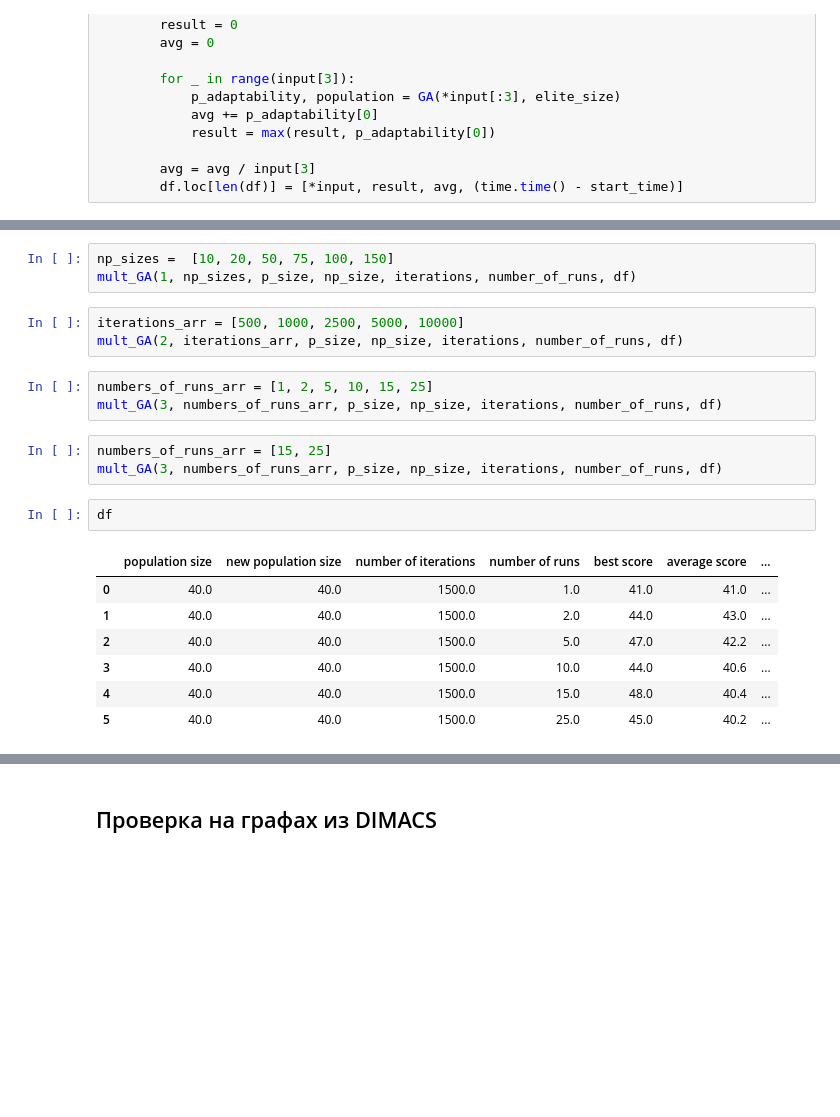
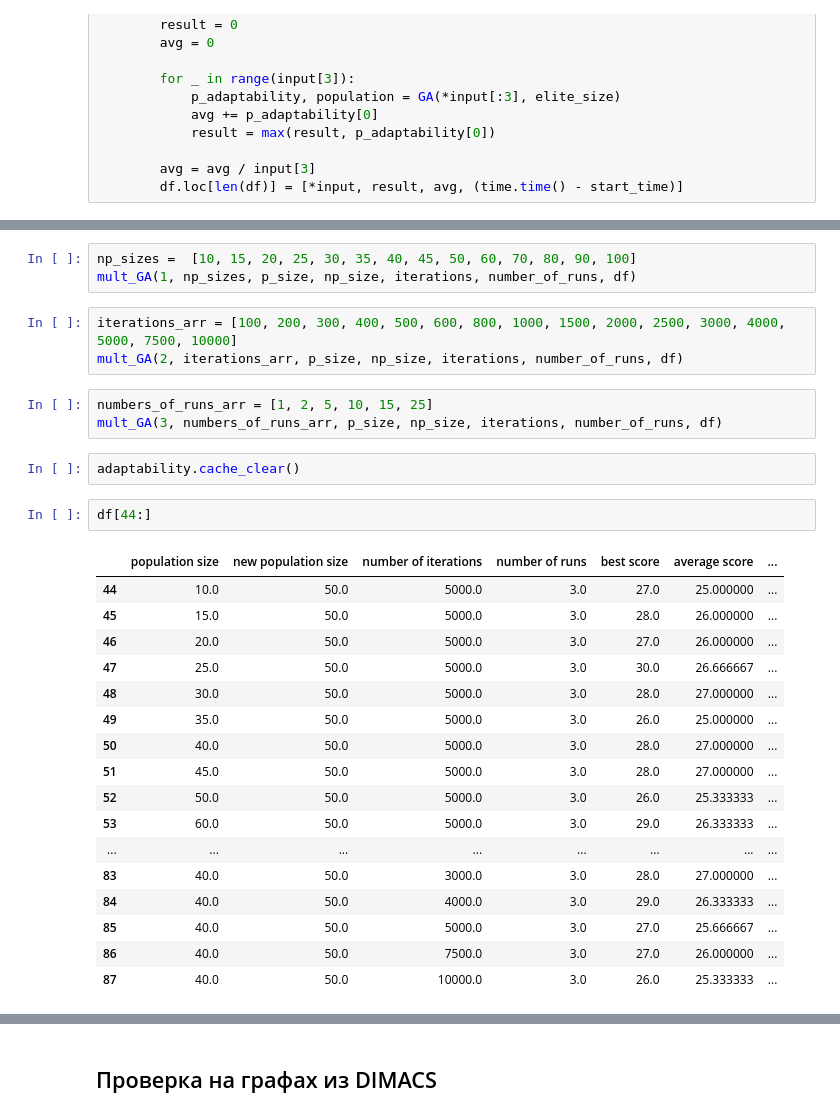
Before and after one commit to LevBugrov/graph_algoritms, a Jupyter notebook: GA.ipynb, the cells around one changed output, grey strips where cells are left out. Cells and saved outputs as stored; diff of their text form; blank space fills up the shorter version.

```diff
--- a/GA.ipynb
+++ b/GA.ipynb
@@ -226,23 +226,32 @@ pop_sizes =  [10, 20, 50, 75, 100, 150]
 mult_GA(0, pop_sizes, p_size, np_size, iterations, number_of_runs, df)
 # %%
-np_sizes =  [10, 20, 50, 75, 100, 150]
+np_sizes =  [10, 15, 20, 25, 30, 35, 40, 45, 50, 60, 70, 80, 90, 100]
 mult_GA(1, np_sizes, p_size, np_size, iterations, number_of_runs, df)
 # %%
-iterations_arr = [500, 1000, 2500, 5000, 10000]
+iterations_arr = [100, 200, 300, 400, 500, 600, 800, 1000, 1500, 2000, 2500, 3000, 4000, 5000, 7500, 10000]
 mult_GA(2, iterations_arr, p_size, np_size, iterations, number_of_runs, df)
 # %%
 numbers_of_runs_arr = [1, 2, 5, 10, 15, 25]
 mult_GA(3, numbers_of_runs_arr, p_size, np_size, iterations, number_of_runs, df)
-# %%
-numbers_of_runs_arr = [15, 25]
-mult_GA(3, numbers_of_runs_arr, p_size, np_size, iterations, number_of_runs, df)
+# %%
+adaptability.cache_clear()
 # %%
-df
+df[44:]
 # %% [output]
 |  | population size | new population size | number of iterations | number of runs | best score | average score | ... |
-| 0 | 40.0 | 40.0 | 1500.0 | 1.0 | 41.0 | 41.0 | ... |
-| 1 | 40.0 | 40.0 | 1500.0 | 2.0 | 44.0 | 43.0 | ... |
-| 2 | 40.0 | 40.0 | 1500.0 | 5.0 | 47.0 | 42.2 | ... |
-| 3 | 40.0 | 40.0 | 1500.0 | 10.0 | 44.0 | 40.6 | ... |
-| 4 | 40.0 | 40.0 | 1500.0 | 15.0 | 48.0 | 40.4 | ... |
-| 5 | 40.0 | 40.0 | 1500.0 | 25.0 | 45.0 | 40.2 | ... |
+| 44 | 10.0 | 50.0 | 5000.0 | 3.0 | 27.0 | 25.000000 | ... |
+| 45 | 15.0 | 50.0 | 5000.0 | 3.0 | 28.0 | 26.000000 | ... |
+| 46 | 20.0 | 50.0 | 5000.0 | 3.0 | 27.0 | 26.000000 | ... |
+| 47 | 25.0 | 50.0 | 5000.0 | 3.0 | 30.0 | 26.666667 | ... |
+| 48 | 30.0 | 50.0 | 5000.0 | 3.0 | 28.0 | 27.000000 | ... |
+| 49 | 35.0 | 50.0 | 5000.0 | 3.0 | 26.0 | 25.000000 | ... |
+| 50 | 40.0 | 50.0 | 5000.0 | 3.0 | 28.0 | 27.000000 | ... |
+| 51 | 45.0 | 50.0 | 5000.0 | 3.0 | 28.0 | 27.000000 | ... |
+| 52 | 50.0 | 50.0 | 5000.0 | 3.0 | 26.0 | 25.333333 | ... |
+| 53 | 60.0 | 50.0 | 5000.0 | 3.0 | 29.0 | 26.333333 | ... |
+| ... | ... | ... | ... | ... | ... | ... | ... |
+| 83 | 40.0 | 50.0 | 3000.0 | 3.0 | 28.0 | 27.000000 | ... |
+| 84 | 40.0 | 50.0 | 4000.0 | 3.0 | 29.0 | 26.333333 | ... |
+| 85 | 40.0 | 50.0 | 5000.0 | 3.0 | 27.0 | 25.666667 | ... |
+| 86 | 40.0 | 50.0 | 7500.0 | 3.0 | 27.0 | 26.000000 | ... |
+| 87 | 40.0 | 50.0 | 10000.0 | 3.0 | 26.0 | 25.333333 | ... |
```
Also changed, not shown: parts of 3 cells of this notebook, 2 other files.
